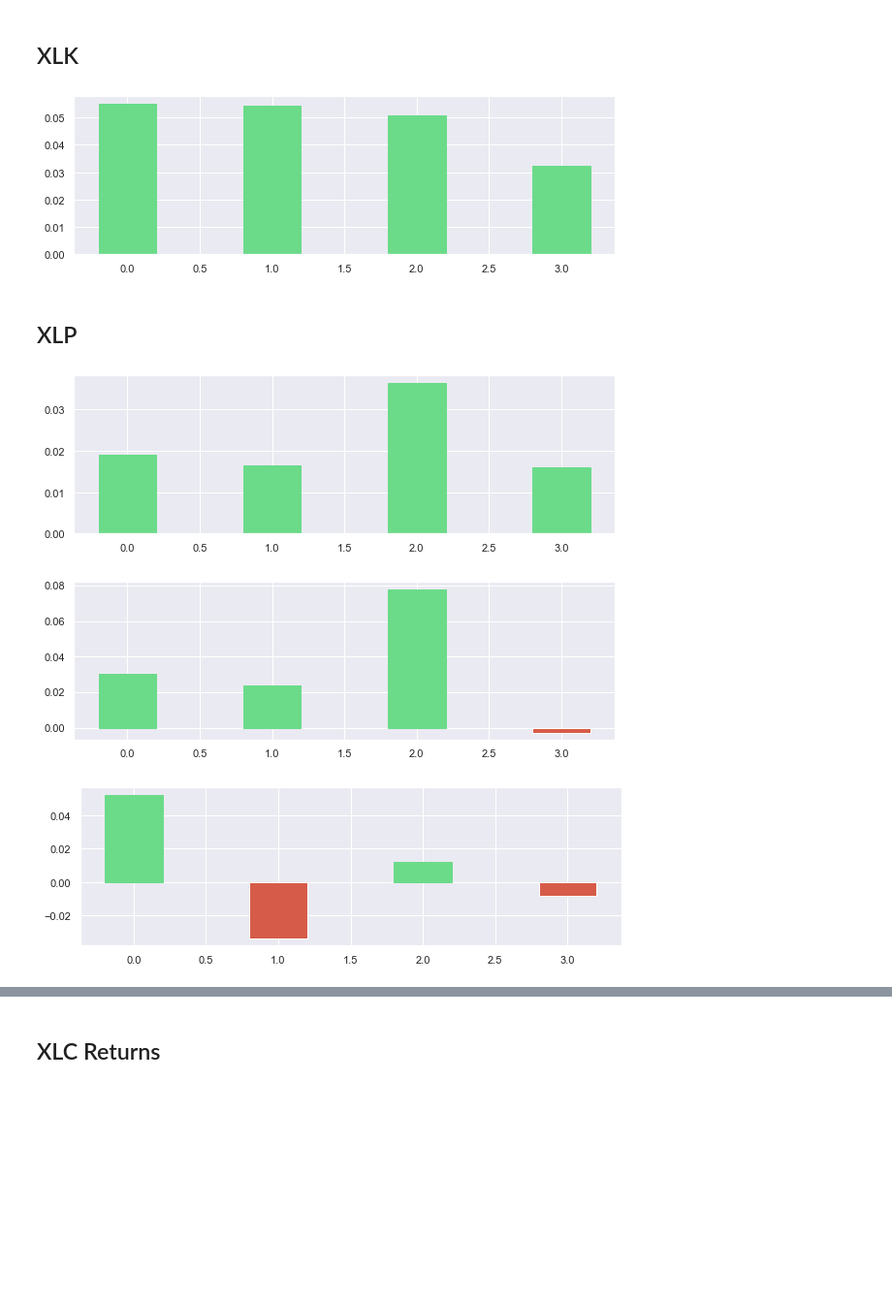
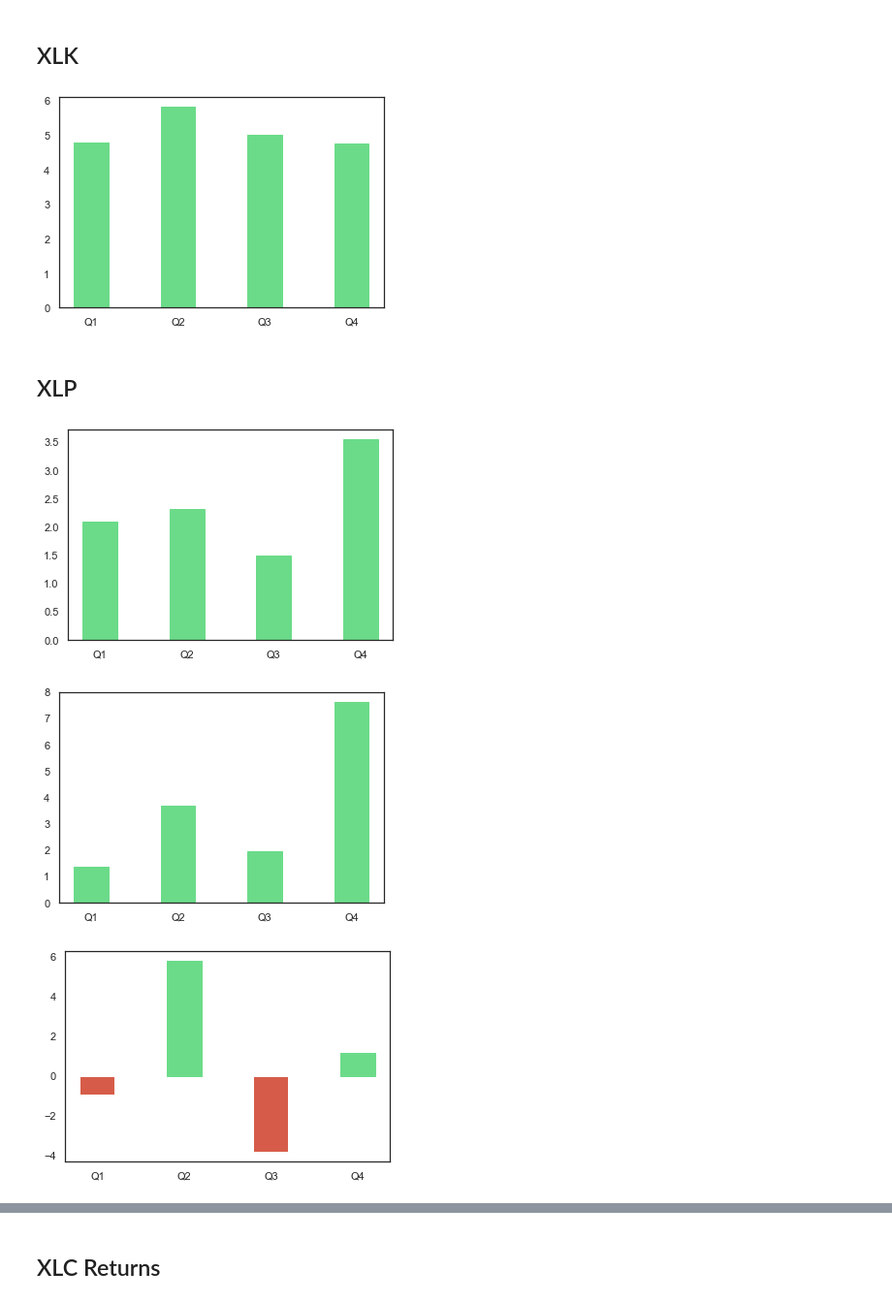
Before and after one commit to praven07/market-analysis, a Jupyter notebook: QuarterlyReturn.ipynb, the cells around one changed output, grey strips where cells are left out. Shown: that part at 97% size. Cells and saved outputs as stored; diff of their text form; code cells hidden in the pictures; blank space fills up the shorter version.

```diff
--- a/QuarterlyReturn.ipynb
+++ b/QuarterlyReturn.ipynb
@@ -12,7 +14,9 @@ import seaborn as sns
 # %% [markdown]
 ### Setting the theme for charting
 # %%
-sns.set_theme(palette="pastel")
+sns.set_theme(palette="pastel", style="white")
+# %%
+columns = ["Q1", "Q2", "Q3", "Q4"]
 # %% [markdown]
 **Calculates the avg retutns by quarter.**
 # %%
@@ -33,43 +41,51 @@ def quarterly_avg_returns(data):
 # %% [markdown]
 **Plots the avg returns by quarter.**
 # %%
-def plot_quarterly_return(ticker, period):
+def plot(ticker: str, period: str, interval: str):
 
-    interval = "3mo"
     ticker = yf.Ticker(ticker)
     data = ticker.history(period=period, interval=interval, auto_adjust=False, actions=False)
 
-    price = data.dropna().pct_change().dropna()
+    data = data.dropna()
 
-    avg_returns = quarterly_avg_returns(price)
+    # Drops the last row to clean up the data.
+    data = data[:-1]
 
-    ypos = plt.np.arange(len(avg_returns))
+    data["Change"] = data['Close'] - data['Open']
+    data["ChangePct"] = ((data['Change']) / data['Open']) * 100
 
-    plt.rcParams["figure.figsize"] = (10,3)
+    df = quater(data)
 
-    chart = plt.bar(ypos, avg_returns[0:4], color ='#d65c49', width = 0.4)
+    avg_df = df.mean()
 
-    for i, c in enumerate(avg_returns[0:4]):
-        if c > 0:
+    xpos = plt.np.arange(len(avg_df))
+    plt.xticks(xpos, columns)
+
+    chart = plt.bar(xpos, avg_df[0:], color ='#d65c49', width = 0.4)
+
+    for i, change in enumerate(avg_df[0:]):
+
+        #Set color to green if the value is positive.
+        if change > 0:
             chart[i].set_color("#6bdb89")
 # %% [markdown]
 ## XLK
 # %%
-plot_quarterly_return("XLK", "10y")
+plot("XLK", "10y", "3mo")
 # %% [output]
-[figure, old version]
+[figure, new version]
 # %% [markdown]
 ## XLP
 # %%
-plot_quarterly_return("XLP", "10y")
+plot("XLP", "10y", "3mo")
 # %% [output]
-[figure, old version]
+[figure, new version]
 # %%
-plot_quarterly_return("XLF", "10y")
+plot("XLF", "10y", "3mo")
 # %% [output]
-[figure, old version]
+[figure, new version]
 # %%
-plot_quarterly_return("XLE", "10y")
+plot("XLE", "10y", "3mo")
 # %% [output]
-[figure, old version]
+[figure, new version]
 # %%
```
Also changed, not shown: parts of 14 cells of this notebook.
